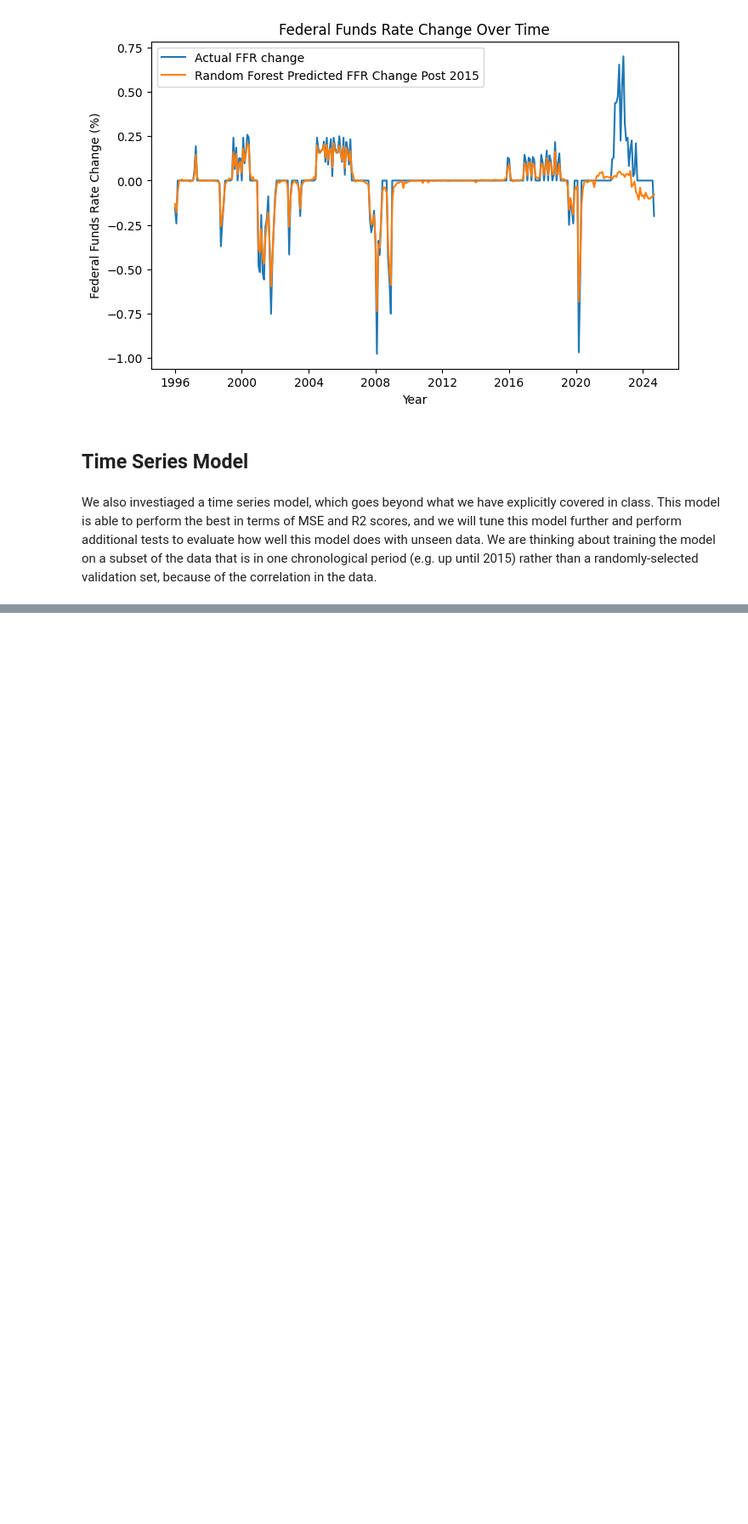
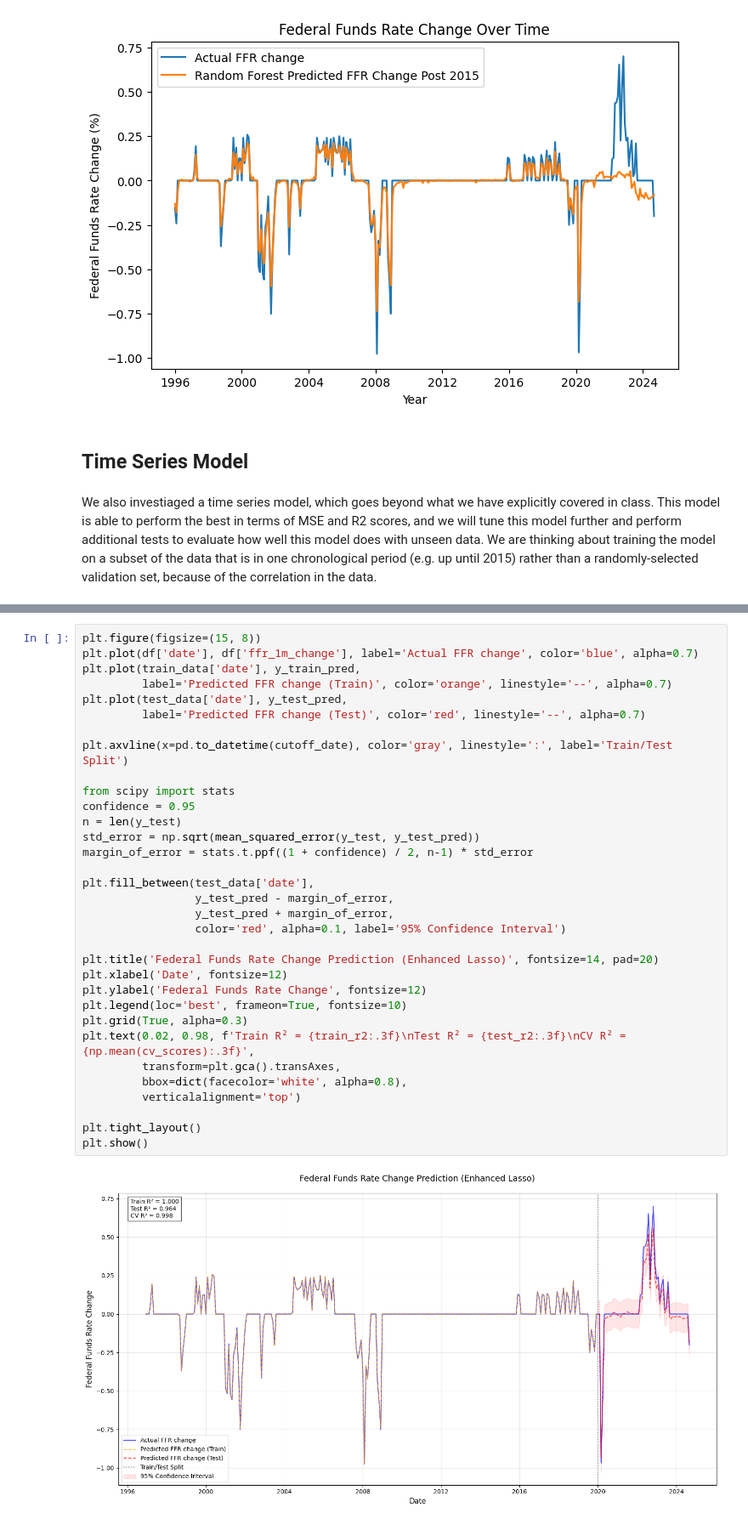
Before and after one commit to brianlzhou/109a-project, a Jupyter notebook: milestone5.ipynb, the cells around one changed output, grey strips where cells are left out. Shown at 85% size. Cells and saved outputs as stored; diff of their text form; blank space fills up the shorter version.

```diff
--- a/milestone5.ipynb
+++ b/milestone5.ipynb
@@ -741,0 +778,35 @@ R2 score: 0.8448148089816347
+# %%
+plt.figure(figsize=(15, 8))
+plt.plot(df['date'], df['ffr_1m_change'], label='Actual FFR change', color='blue', alpha=0.7)
+plt.plot(train_data['date'], y_train_pred,
+         label='Predicted FFR change (Train)', color='orange', linestyle='--', alpha=0.7)
+plt.plot(test_data['date'], y_test_pred,
+         label='Predicted FFR change (Test)', color='red', linestyle='--', alpha=0.7)
+
+plt.axvline(x=pd.to_datetime(cutoff_date), color='gray', linestyle=':', label='Train/Test Split')
+
+from scipy import stats
+confidence = 0.95
+n = len(y_test)
+std_error = np.sqrt(mean_squared_error(y_test, y_test_pred))
+margin_of_error = stats.t.ppf((1 + confidence) / 2, n-1) * std_error
+
+plt.fill_between(test_data['date'],
+                 y_test_pred - margin_of_error,
+                 y_test_pred + margin_of_error,
+                 color='red', alpha=0.1, label='95% Confidence Interval')
+
+plt.title('Federal Funds Rate Change Prediction (Enhanced Lasso)', fontsize=14, pad=20)
+plt.xlabel('Date', fontsize=12)
+plt.ylabel('Federal Funds Rate Change', fontsize=12)
+plt.legend(loc='best', frameon=True, fontsize=10)
+plt.grid(True, alpha=0.3)
+plt.text(0.02, 0.98, f'Train R² = {train_r2:.3f}\nTest R² = {test_r2:.3f}\nCV R² = {np.mean(cv_scores):.3f}',
+         transform=plt.gca().transAxes,
+         bbox=dict(facecolor='white', alpha=0.8),
+         verticalalignment='top')
+
+plt.tight_layout()
+plt.show()
+# %% [output]
+[figure, added]
```
Also changed, not shown: parts of 11 cells of this notebook.
